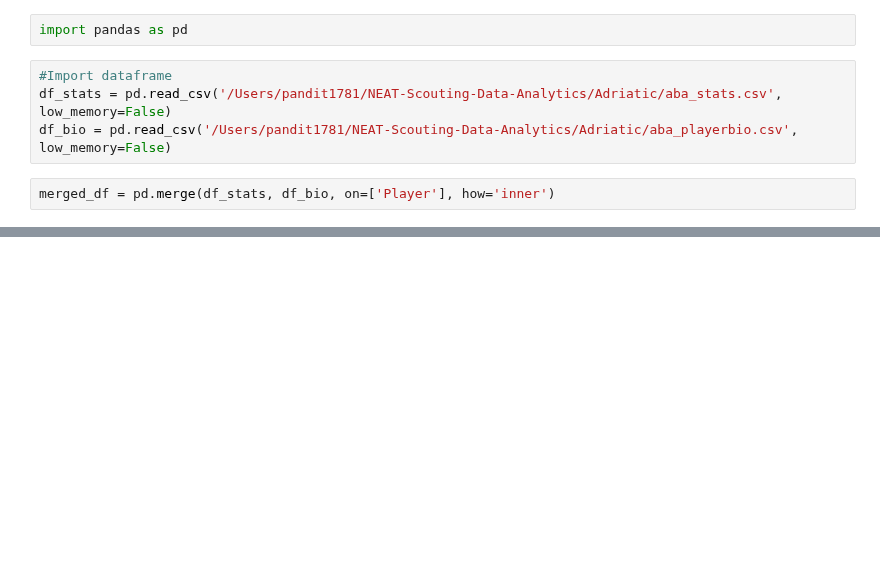
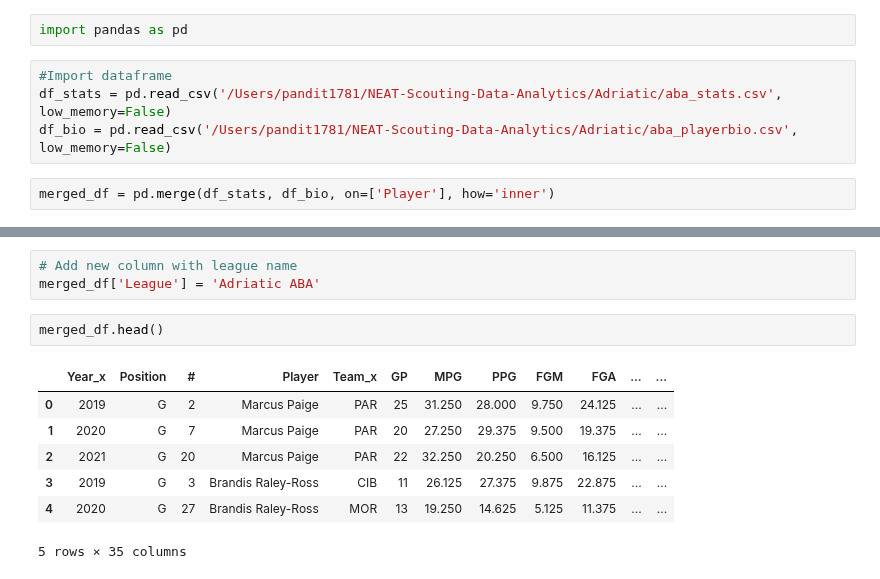
Before and after one commit to NEAT-Scouting-Data-Analytics/NEAT-Scouting-Data-Analytics, a Jupyter notebook: Adriatic/merge_aba.ipynb, the cells around one changed output, grey strips where cells are left out. Saved outputs shown, nothing was run; the diff lists cells and outputs as text; blank space fills up the shorter version.

```diff
--- a/Adriatic/merge_aba.ipynb
+++ b/Adriatic/merge_aba.ipynb
@@ -24,0 +64,13 @@ merged_df[merged_df.groupby('Player').transform('size')>5]
+# %%
+# Add new column with league name
+merged_df['League'] = 'Adriatic ABA'
+# %%
+merged_df.head()
+# %% [output]
+|  | Year_x | Position | # | Player | Team_x | GP | MPG | PPG | FGM | FGA | ... | ... |
+| 0 | 2019 | G | 2 | Marcus Paige | PAR | 25 | 31.250 | 28.000 | 9.750 | 24.125 | ... | ... |
+| 1 | 2020 | G | 7 | Marcus Paige | PAR | 20 | 27.250 | 29.375 | 9.500 | 19.375 | ... | ... |
+| 2 | 2021 | G | 20 | Marcus Paige | PAR | 22 | 32.250 | 20.250 | 6.500 | 16.125 | ... | ... |
+| 3 | 2019 | G | 3 | Brandis Raley-Ross | CIB | 11 | 26.125 | 27.375 | 9.875 | 22.875 | ... | ... |
+| 4 | 2020 | G | 27 | Brandis Raley-Ross | MOR | 13 | 19.250 | 14.625 | 5.125 | 11.375 | ... | ... |
+5 rows × 35 columns
```
Also changed, not shown: parts of 6 cells of this notebook, 29 other files.
